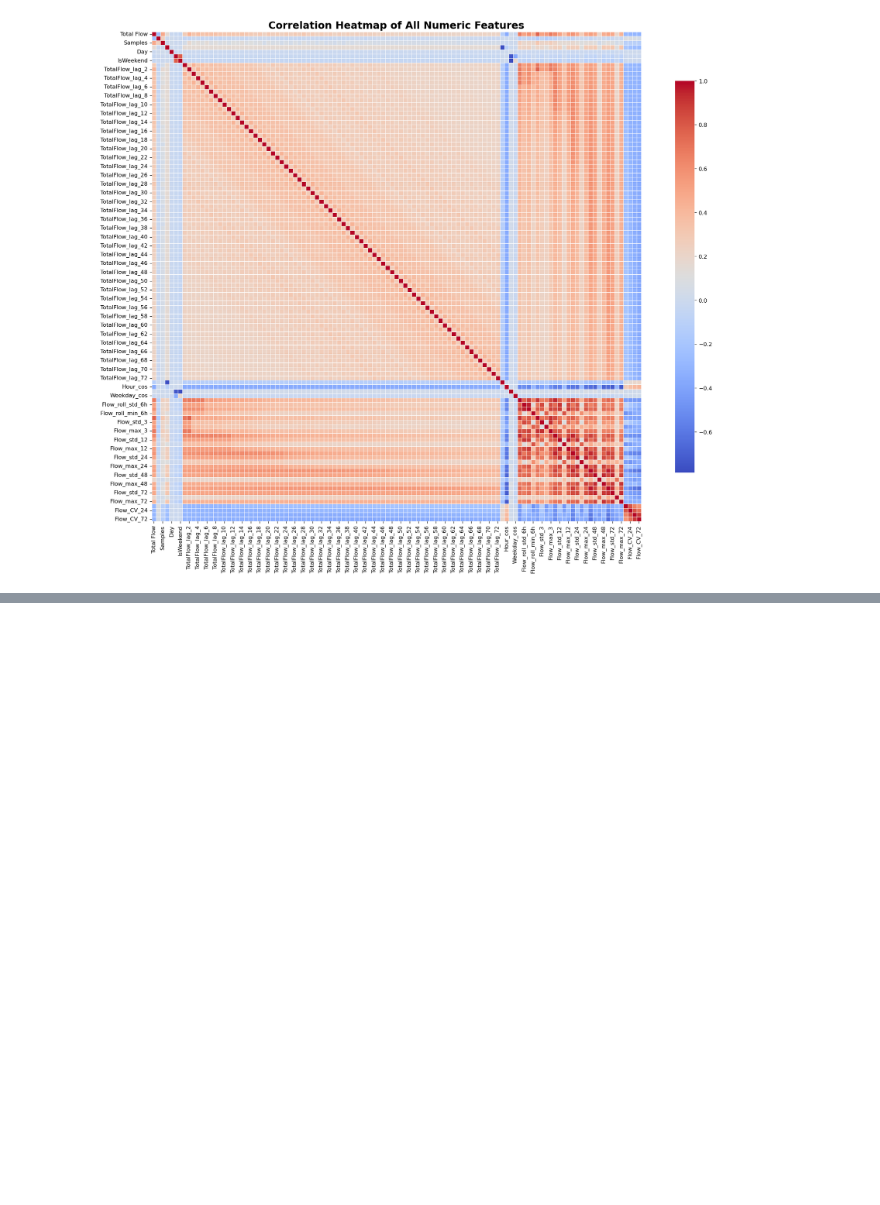
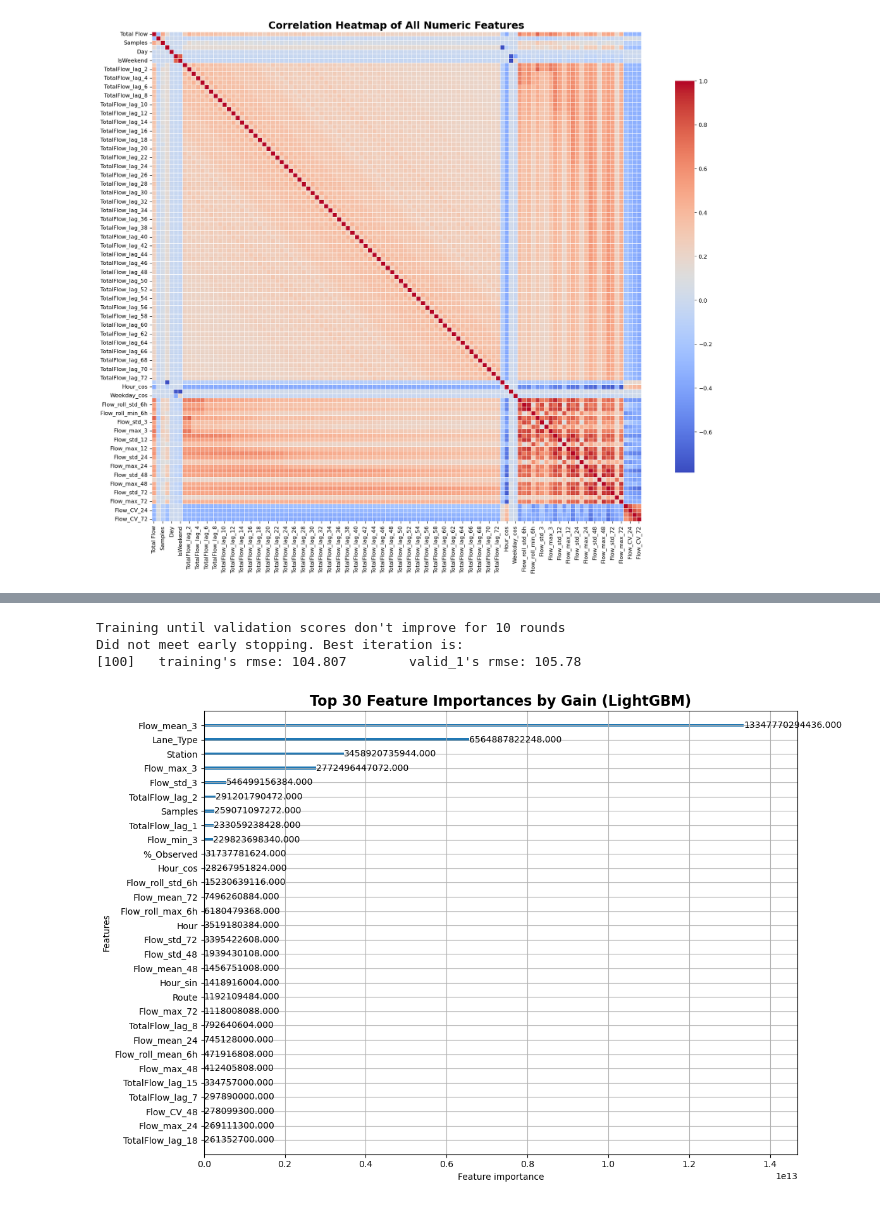
Before and after one commit to RichelCode/EV-Charging-Analysis, a Jupyter notebook: Model Comparisons.ipynb, the cells around one changed output, grey strips where cells are left out. Saved outputs shown, nothing was run; the diff lists cells and outputs as text; code cells hidden in the pictures; blank space fills up the shorter version.

```diff
--- a/Model Comparisons.ipynb
+++ b/Model Comparisons.ipynb
@@ -467,0 +492,44 @@ plt.show()
+# %%
+# Define target and features
+target = 'Total Flow'
+features = [col for col in df.columns if col != target]
+# %%
+# Split the data
+X = df[features]
+y = df[target]
+
+X_train, X_val, y_train, y_val = train_test_split(X, y, test_size=0.2, random_state=42)
+
+# Define datasets
+train_set = lgb.Dataset(X_train, label=y_train, categorical_feature=cat_features)
+val_set = lgb.Dataset(X_val, label=y_val, categorical_feature=cat_features, reference=train_set)
+
+# LightGBM parameters
+params = {
+    'objective': 'regression',
+    'metric': 'rmse',
+    'verbosity': -1,
+    'boosting_type': 'gbdt',
+    'seed': 42
+}
+
+# Train with callback for early stopping
+model = lgb.train(
+    params,
+    train_set,
+    num_boost_round=100,
+    valid_sets=[train_set, val_set],
+    callbacks=[lgb.early_stopping(stopping_rounds=10)]
+)
+# %% [output]
+Training until validation scores don't improve for 10 rounds
+Did not meet early stopping. Best iteration is:
+[100]   training's rmse: 104.807        valid_1's rmse: 105.78
+# %%
+# Plot Feature Importance
+lgb.plot_importance(model, max_num_features=30, importance_type='gain', figsize=(12, 8))
+plt.title("Top 30 Feature Importances by Gain (LightGBM)", fontsize=16, fontweight='bold')
+plt.tight_layout()
+plt.show()
+# %% [output]
+[figure, added]
```
Also changed, not shown: parts of 5 cells of this notebook.
